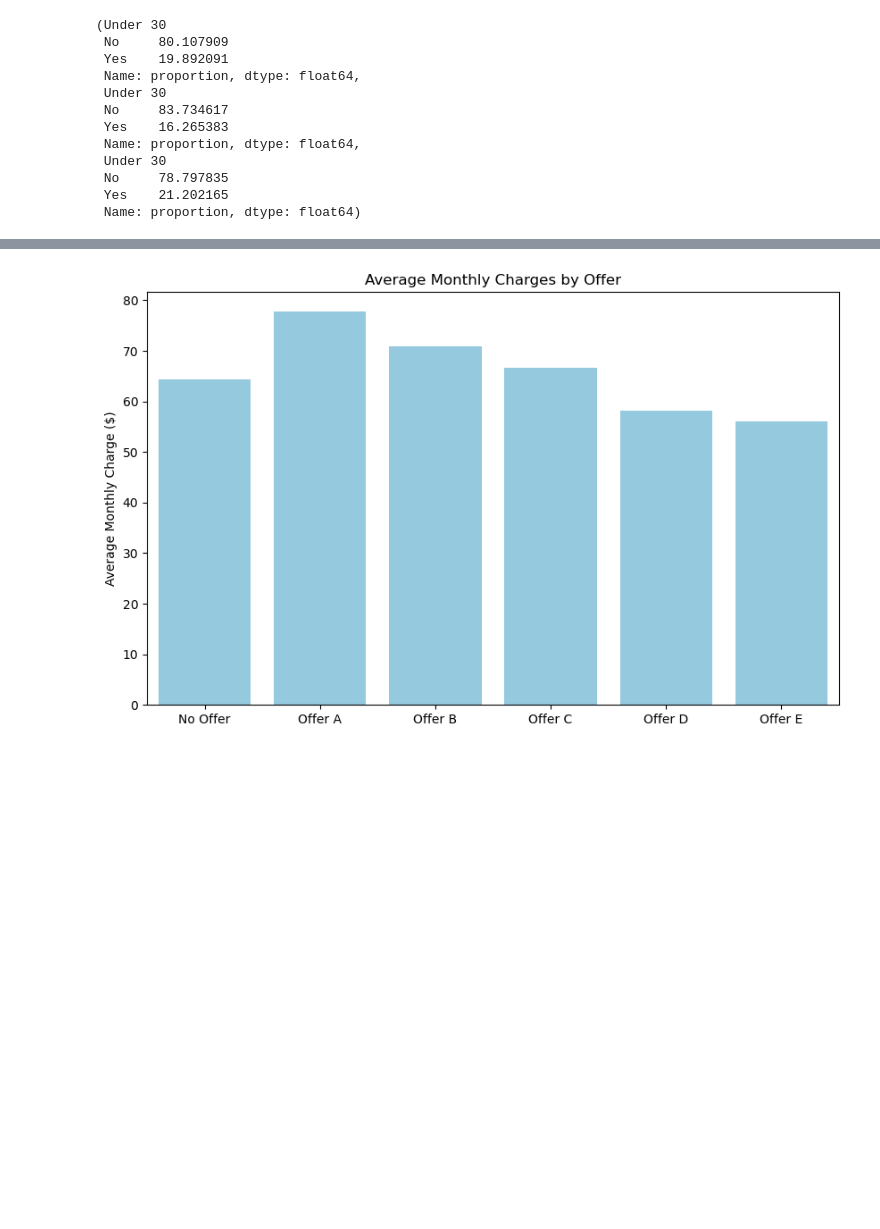
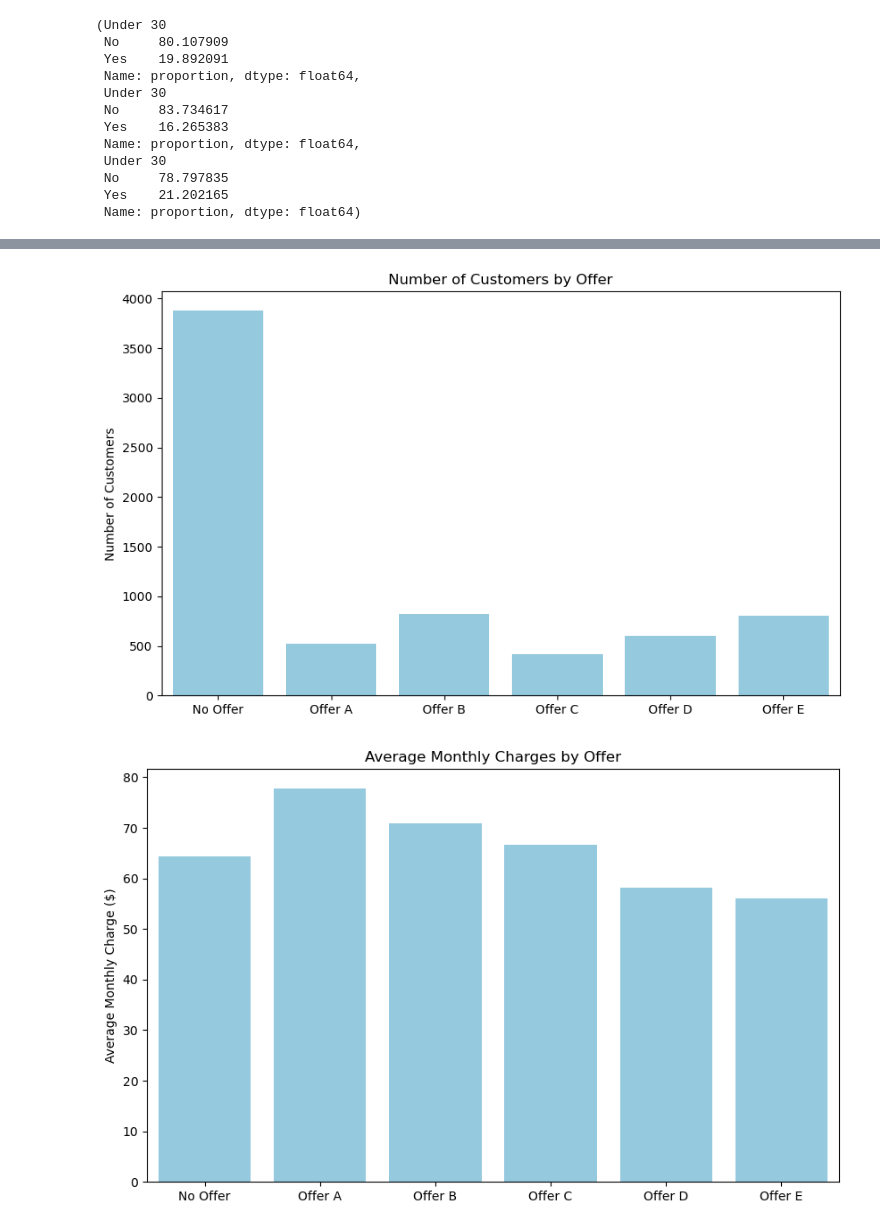
Before and after one commit to Jacky-Lam-CY/PROG74010-DataProject, a Jupyter notebook: PROG74010-DataProject.ipynb, the cells around one changed output, grey strips where cells are left out. Saved outputs shown, nothing was run; the diff lists cells and outputs as text; code cells hidden in the pictures; blank space fills up the shorter version.

```diff
--- a/PROG74010-DataProject.ipynb
+++ b/PROG74010-DataProject.ipynb
@@ -1289 +1328,16 @@ total_seniors_percentage, churned_seniors_percentage, non_churned_seniors_percen
+# %%
+customers_by_offer = data.groupby('Offer').size()
+
+# Plotting the results
+plt.subplots(figsize=(10, 6))
+
+# Monthly charges by offer plot
+sns.barplot(x=customers_by_offer.index, y=customers_by_offer, color='skyblue')
+plt.title('Number of Customers by Offer')
+plt.xlabel('')
+plt.ylabel('Number of Customers')
+
+plt.show()
+# %% [output]
+[figure, added]
 # %%
```
Also changed, not shown: parts of 10 cells of this notebook.
